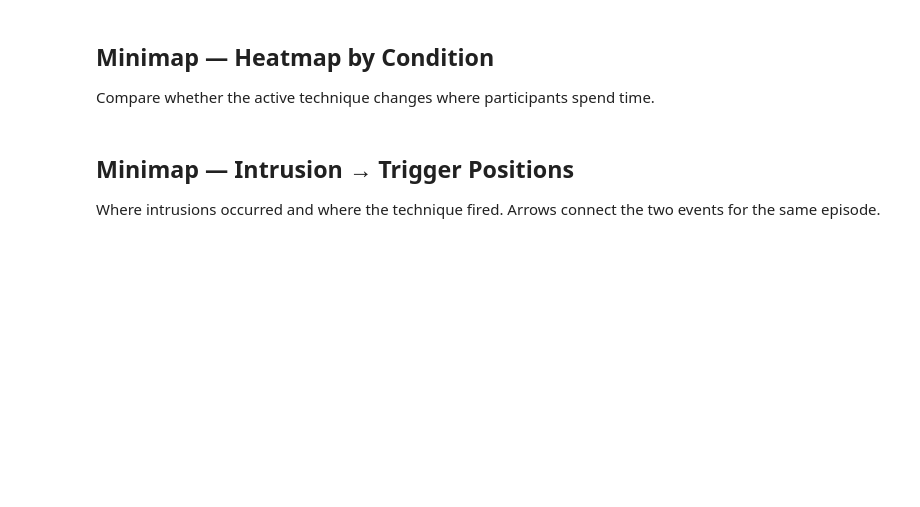
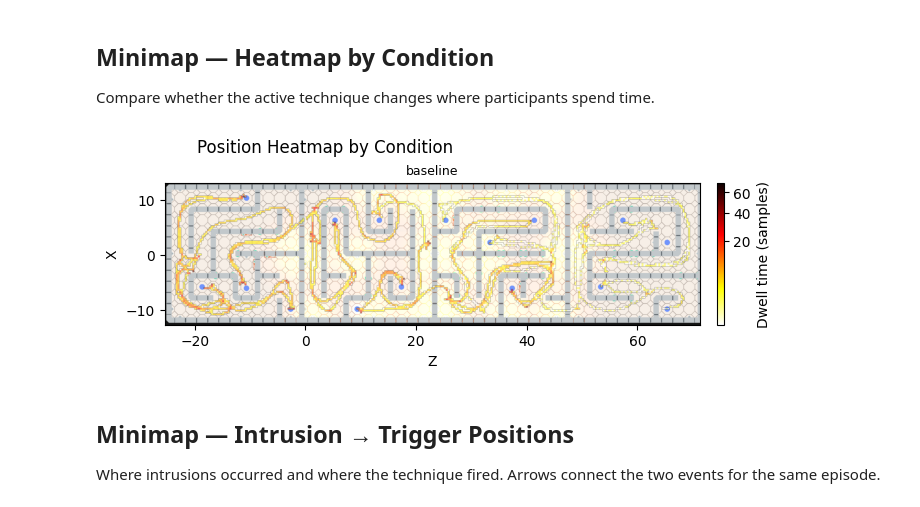
Before and after one commit to TXST-CS7389I-Spring-2026-Group-Project/DreamGuard, a Jupyter notebook: scripts/analysis.ipynb, the cells around one changed output. Drawn from its saved outputs; the diff is of its cells as text; code cells hidden in the pictures; blank space fills up the shorter version.

```diff
--- a/scripts/analysis.ipynb
+++ b/scripts/analysis.ipynb
@@ -471,39 +491,42 @@ cond_pos: dict[str, list] = {}
 for name, d in data.items():
     s = d['study']
     if s.empty or d['position'].empty:
         continue
     cond = s['condition'].dropna().iloc[0]
     cond_pos.setdefault(cond, []).append(d['position'])
 
 if not cond_pos:
     print('No data.')
 else:
     conditions = sorted(cond_pos)
-    z_span = CROP_ZMAX - CROP_ZMIN
-    x_span = CROP_XMAX - CROP_XMIN
-    base = 9
-    scale = base / max(z_span, x_span)
+    z_span = DISP_ZMAX - DISP_ZMIN
+    x_span = DISP_XMAX - DISP_XMIN
+    base_w = 9
+    scale  = base_w / max(z_span, x_span)
     fw = max(z_span * scale, 3)
-    fh = max(x_span * scale, 3)
+    # Height per subplot = width * (x_span / z_span) to honour equal aspect
+    fh_per = fw * (x_span / z_span)
 
     fig, axes = plt.subplots(len(conditions), 1,
-                             figsize=(fw, fh * len(conditions)),
+                             figsize=(fw, fh_per * len(conditions)),
                              layout='constrained', squeeze=False)
 
     cmap = norm = None
     for row, cond in enumerate(conditions):
         ax = axes[row, 0]
         draw_bg_full(ax)
         hm = make_heatmap_full(cond_pos[cond])
         cmap, norm = overlay_heatmap_full(ax, hm)
         ax.set_title(cond, fontsize=9)
 
     sm = plt.cm.ScalarMappable(cmap=cmap, norm=norm)
     sm.set_array([])
     fig.colorbar(sm, ax=axes.ravel().tolist(), label='Dwell time (samples)', fraction=0.02, pad=0.02)
     fig.suptitle('Position Heatmap by Condition', fontsize=12)
     plt.savefig(DATA_DIR / 'heatmap_by_condition.png', dpi=150, bbox_inches='tight')
     plt.show()
+# %% [output]
+[figure, added]
 # %% [markdown]
 ## Minimap — Intrusion → Trigger Positions
 
```
Also changed, not shown: parts of 12 cells of this notebook, 18 other files.
